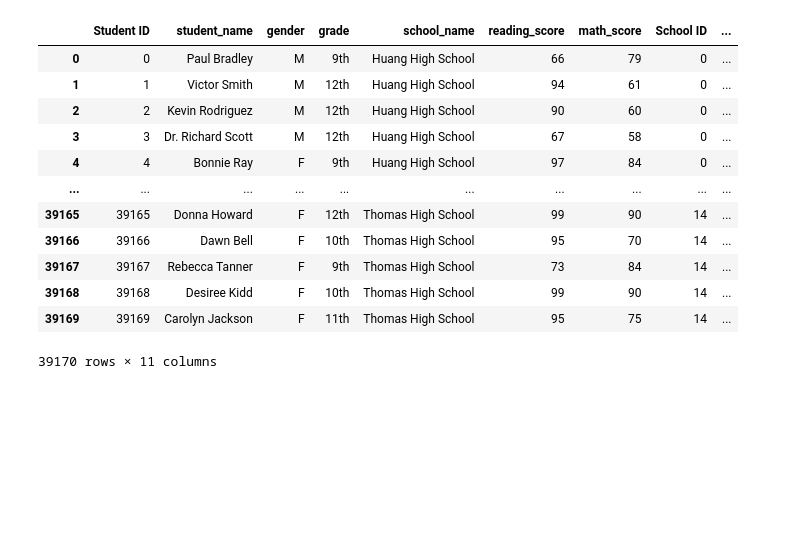
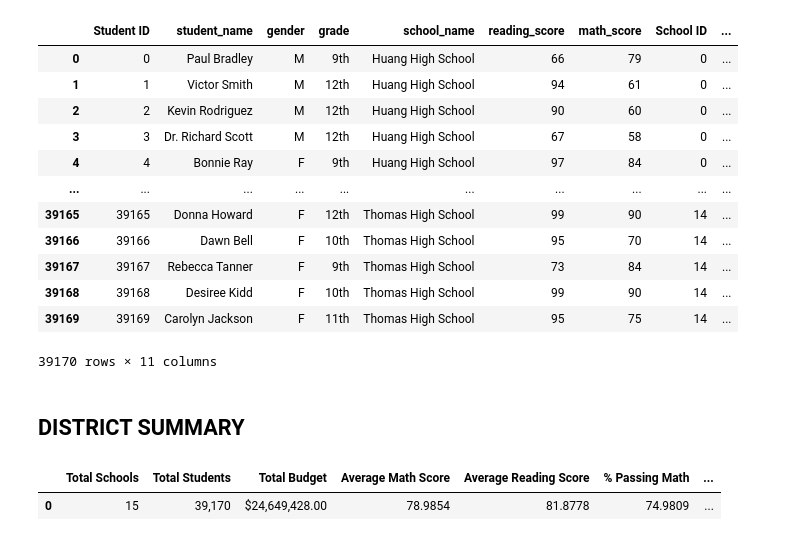
Before and after one commit to FaresKazemi/pandas-challenge, a Jupyter notebook: PyCitySchools/School.ipynb, the cells around one changed output. Saved outputs shown, nothing was run; the diff lists cells and outputs as text; code cells hidden in the pictures; blank space fills up the shorter version.

```diff
--- a/PyCitySchools/School.ipynb
+++ b/PyCitySchools/School.ipynb
@@ -30,3 +30,55 @@ school_data_merged
 | 39168 | 39168 | Desiree Kidd | F | 10th | Thomas High School | 99 | 90 | 14 | ... |
 | 39169 | 39169 | Carolyn Jackson | F | 11th | Thomas High School | 95 | 75 | 14 | ... |
 39170 rows × 11 columns
+# %% [markdown]
+## DISTRICT SUMMARY
+# %%
+total_schools = len(school_data_merged["school_name"].unique())
+#total_schools
+total_students = (school_data_merged["student_name"].count())
+#total_students
+Total_budget = sum(school_data_merged["budget"].unique())
+#Total_budget
+average_math_score = school_data_merged["math_score"].mean()
+#average_math_score
+average_reading_score = school_data_merged["reading_score"].mean()
+#average_reading_score
+table_of_kiddos_who_passed_maths = school_data_merged.loc[school_data_merged["math_score"]>=70] #table_of_kiddos_who_passed
+number_of_maths_passers = table_of_kiddos_who_passed_maths["math_score"].count()
+avergae_score_of_maths_passers = number_of_maths_passers/total_students*100
+#avergae_score_of_maths_passers
+table_of_kiddos_who_passed_reading = school_data_merged.loc[school_data_merged["reading_score"]>=70] #table_of_kiddos_who_passed
+number_of_reading_passers = table_of_kiddos_who_passed_reading["reading_score"].count()
+avergae_score_of_reading_passers = number_of_reading_passers/total_students*100
+#avergae_score_of_reading_passers
+overall_passed = school_data_merged.loc[(school_data_merged['math_score']>=70)
+                                          & (school_data_merged['reading_score']>=70)]
+stds_overall_passed = overall_passed['reading_score'].count()
+percent_overall_passed = stds_overall_passed / total_students * 100
+percent_overall_passed
+# Create a dictionary to hold the above results
+district_summary = {
+    'Total Schools': [total_schools],
+    'Total Students': [total_students],
+    'Total Budget': [total_budget],
+    'Average Math Score': [avg_math_score],
+    'Average Reading Score' : [avg_reading_score],
+    '% Passing Math': [percent_math_passed],
+    '% Passing Reading': [percent_reading_passed],
+    '% Overall Passing': [percent_overall_passed]
+}
+
+#dataframe
+district_summary_df = pd.DataFrame(district_summary)
+district_summary_df['Total Students'] = district_summary_df['Total Students'].map('{:,}'.format)
+district_summary_df['Total Budget'] = district_summary_df['Total Budget'].map('${:,.2f}'.format)
+district_summary_df['Average Math Score'] = district_summary_df['Average Math Score'].map('{:.4f}'.format)
+district_summary_df['Average Reading Score'] = district_summary_df['Average Reading Score'].map('{:.4f}'.format)
+district_summary_df['% Passing Math'] = district_summary_df['% Passing Math'].map('{:.4f}'.format)
+district_summary_df['% Passing Reading'] = district_summary_df['% Passing Reading'].map('{:.4f}'.format)
+district_summary_df['% Overall Passing'] = district_summary_df['% Overall Passing'].map('{:.4f}'.format)
+
+district_summary_df
+# %% [output]
+|  | Total Schools | Total Students | Total Budget | Average Math Score | Average Reading Score | % Passing Math | ... |
+| 0 | 15 | 39,170 | $24,649,428.00 | 78.9854 | 81.8778 | 74.9809 | ... |
```
Also changed, not shown: parts of 16 cells of this notebook.
